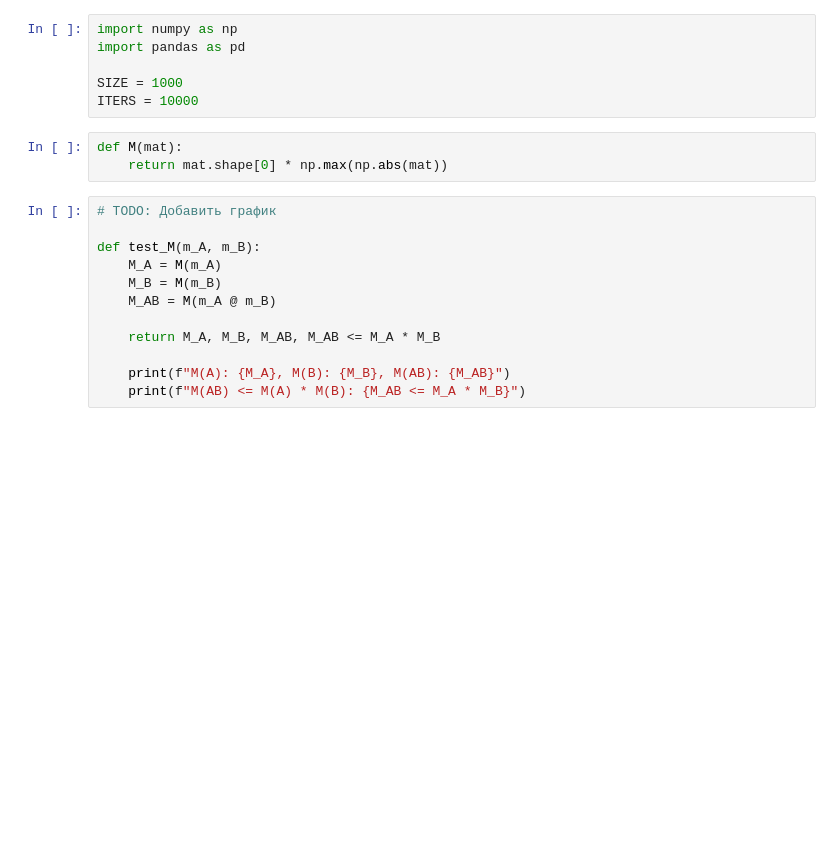
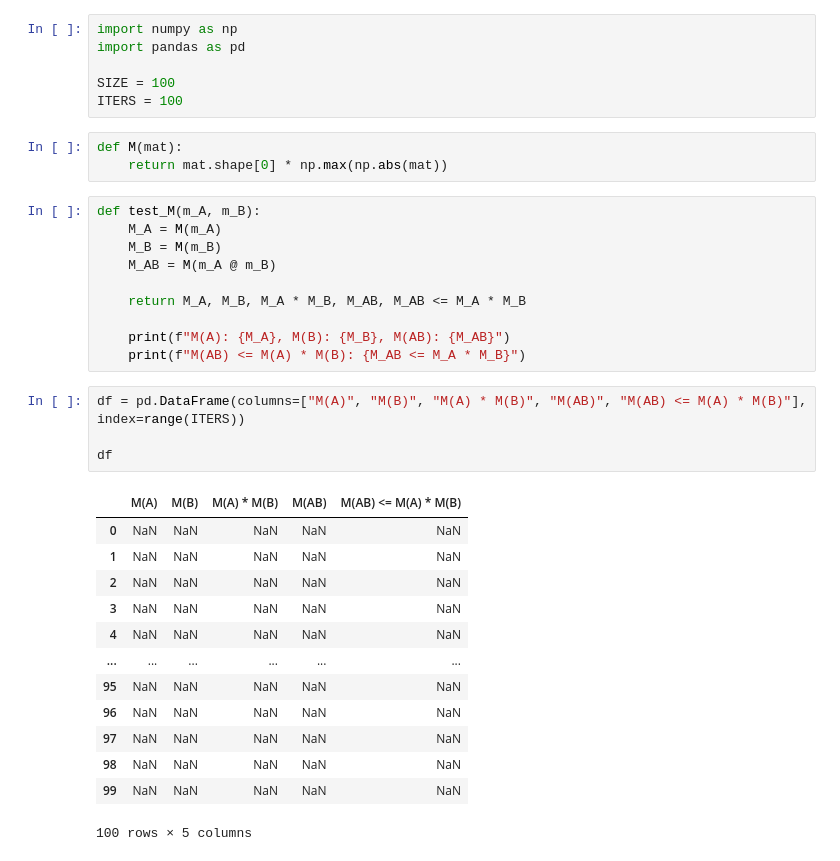
Before and after one commit to Jrol123/CalcMath, a Jupyter notebook: Course_prog/S5/task1.ipynb, the cells around one changed output. Saved outputs shown, nothing was run; the diff lists cells and outputs as text; blank space fills up the shorter version.

```diff
--- a/Course_prog/S5/task1.ipynb
+++ b/Course_prog/S5/task1.ipynb
@@ -2,21 +2,37 @@
 import numpy as np
 import pandas as pd
 
-SIZE = 1000
-ITERS = 10000
+SIZE = 100
+ITERS = 100
 # %%
 def M(mat):
     return mat.shape[0] * np.max(np.abs(mat))
 # %%
-# TODO: Добавить график
-
 def test_M(m_A, m_B):
     M_A = M(m_A)
     M_B = M(m_B)
     M_AB = M(m_A @ m_B)
 
-    return M_A, M_B, M_AB, M_AB <= M_A * M_B
+    return M_A, M_B, M_A * M_B, M_AB, M_AB <= M_A * M_B
 
     print(f"M(A): {M_A}, M(B): {M_B}, M(AB): {M_AB}")
     print(f"M(AB) <= M(A) * M(B): {M_AB <= M_A * M_B}")
+# %%
+df = pd.DataFrame(columns=["M(A)", "M(B)", "M(A) * M(B)", "M(AB)", "M(AB) <= M(A) * M(B)"], index=range(ITERS))
+
+df
+# %% [output]
+|  | M(A) | M(B) | M(A) * M(B) | M(AB) | M(AB) <= M(A) * M(B) |
+| 0 | NaN | NaN | NaN | NaN | NaN |
+| 1 | NaN | NaN | NaN | NaN | NaN |
+| 2 | NaN | NaN | NaN | NaN | NaN |
+| 3 | NaN | NaN | NaN | NaN | NaN |
+| 4 | NaN | NaN | NaN | NaN | NaN |
+| ... | ... | ... | ... | ... | ... |
+| 95 | NaN | NaN | NaN | NaN | NaN |
+| 96 | NaN | NaN | NaN | NaN | NaN |
+| 97 | NaN | NaN | NaN | NaN | NaN |
+| 98 | NaN | NaN | NaN | NaN | NaN |
+| 99 | NaN | NaN | NaN | NaN | NaN |
+100 rows × 5 columns
 # %%
```
Also changed, not shown: parts of 5 cells of this notebook, 3 other files.
